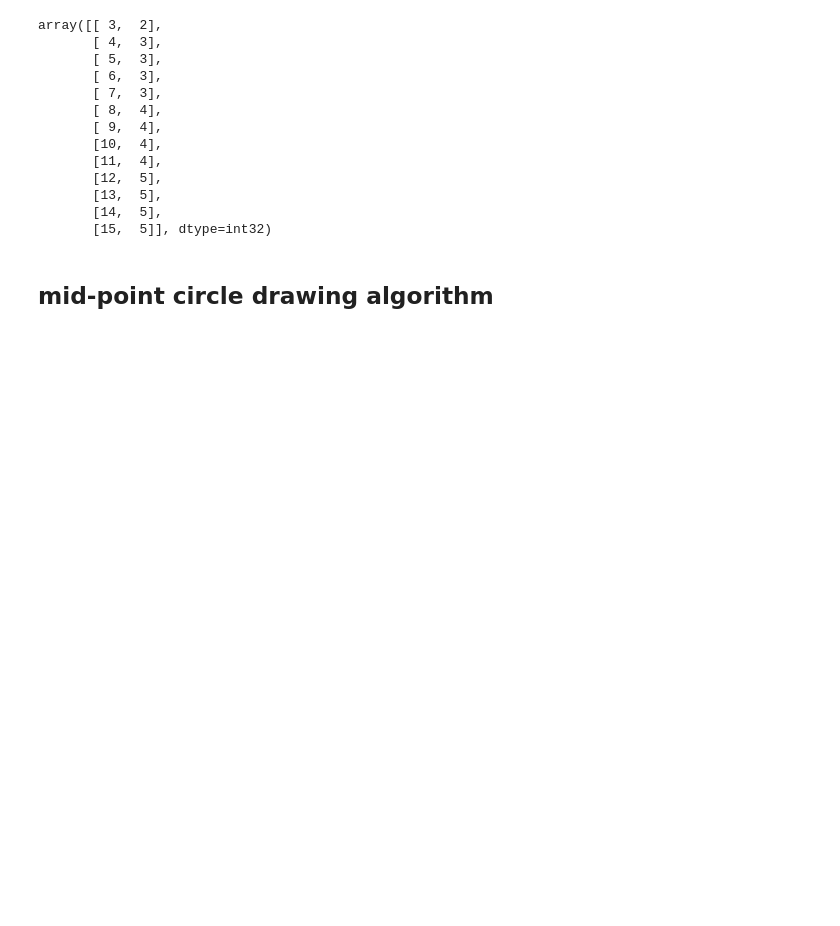
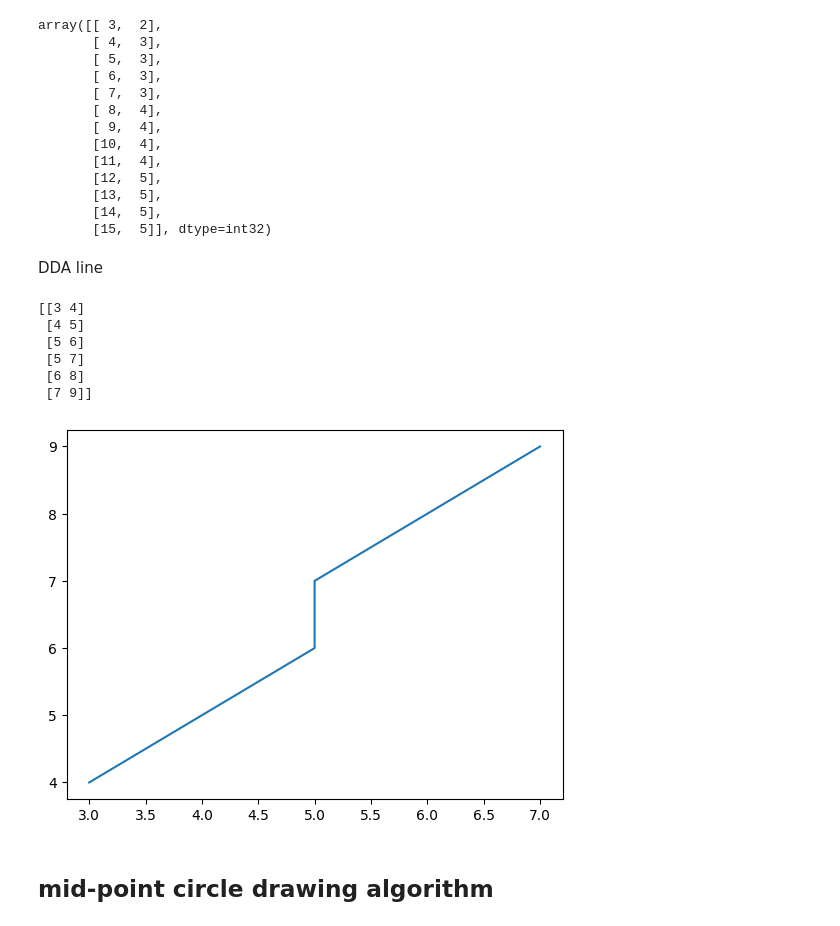
Before and after one commit to DavidHernandezUV/CG_Algo_lab2, a Jupyter notebook: lab2.ipynb, the cells around one changed output. Drawn from its saved outputs; the diff is of its cells as text; code cells hidden in the pictures; blank space fills up the shorter version.

```diff
--- a/lab2.ipynb
+++ b/lab2.ipynb
@@ -32,6 +33,28 @@ class pointsGenerator:
                     mErr = mErr - 2 * (x2 - x1)
 
             return points.reshape(-1, 2)
+
+        if method == 'DDA':
+            dx = abs(x2-x1)
+            dy = abs(y2-y1)
+            if(dx>dy):
+                step = dx
+            else:
+                step = dy
+
+            xinc = dx/step
+            yinc = dy/step
+            points = np.zeros((0,), dtype = np.int32)
+            x = x1
+            y = y1
+            points = np.append(points, np.array([x, y], dtype = np.int32))
+            for k in range(1,step+1):
+                x = x+ xinc
+                y = y+ yinc
+                points = np.append(points, np.array([round(x),round(y)], dtype = np.int32))
+            return points.reshape(-1, 2)
+
+
 
 
 
@@ -135,6 +158,32 @@ array([[ 3,  2],
        [13,  5],
        [14,  5],
        [15,  5]], dtype=int32)
+# %% [markdown]
+DDA line
+# %%
+plotter = pointsGenerator()
+arr = plotter.line(3,4,7,9, 'DDA')
+print(arr)
+# %% [output]
+[[3 4]
+ [4 5]
+ [5 6]
+ [5 7]
+ [6 8]
+ [7 9]]
+# %%
+xList = []
+yList = []
+
+for i in range(round(arr.size/2)):
+    xList.append(arr[i][0])
+    yList.append(arr[i][1])
+
+
+plt.plot(xList, yList)
+plt.show()
+# %% [output]
+[figure, added]
 # %% [markdown]
 ## mid-point circle drawing algorithm
 # %%
```
Also changed, not shown: parts of 3 cells of this notebook.
